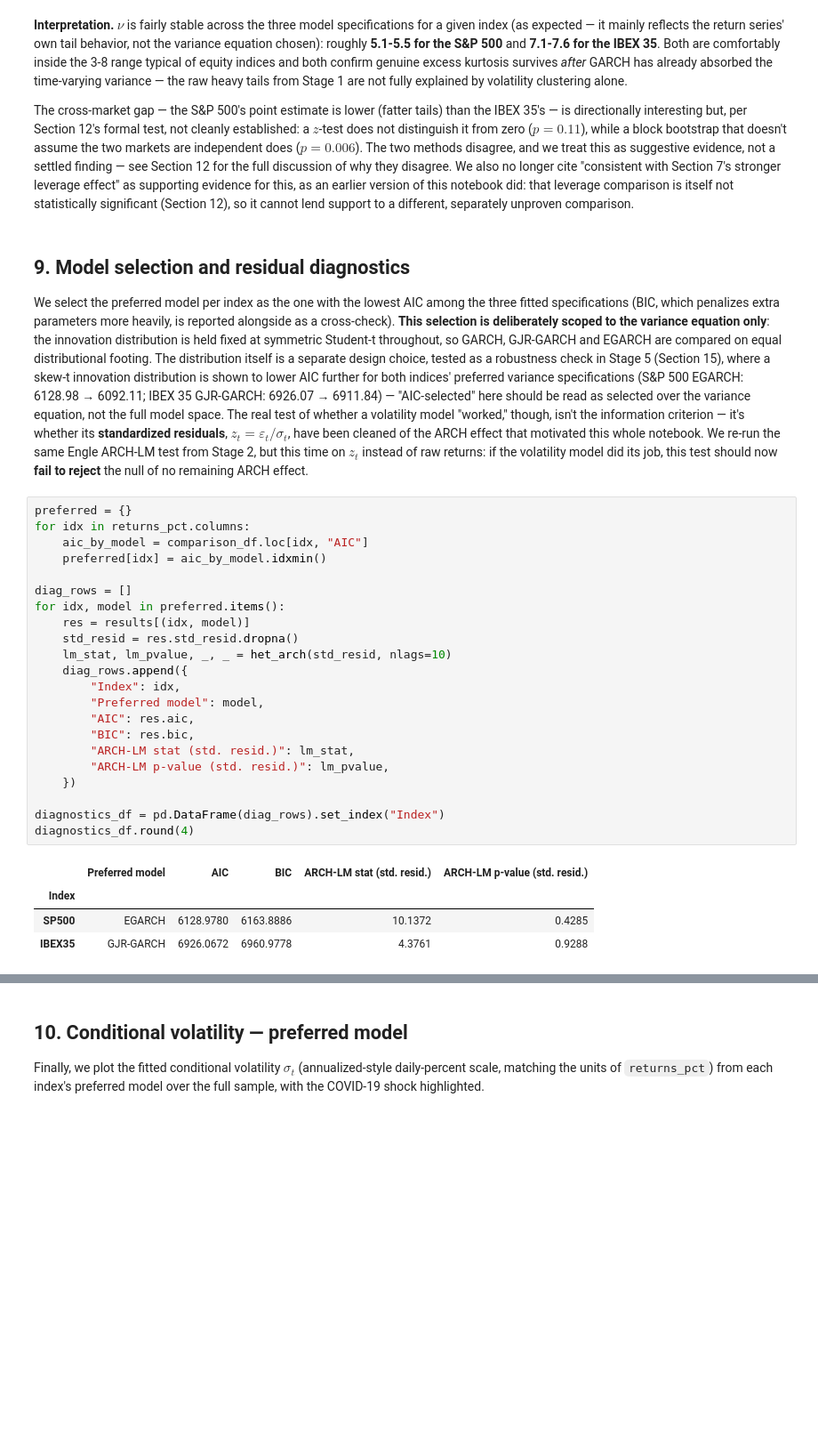
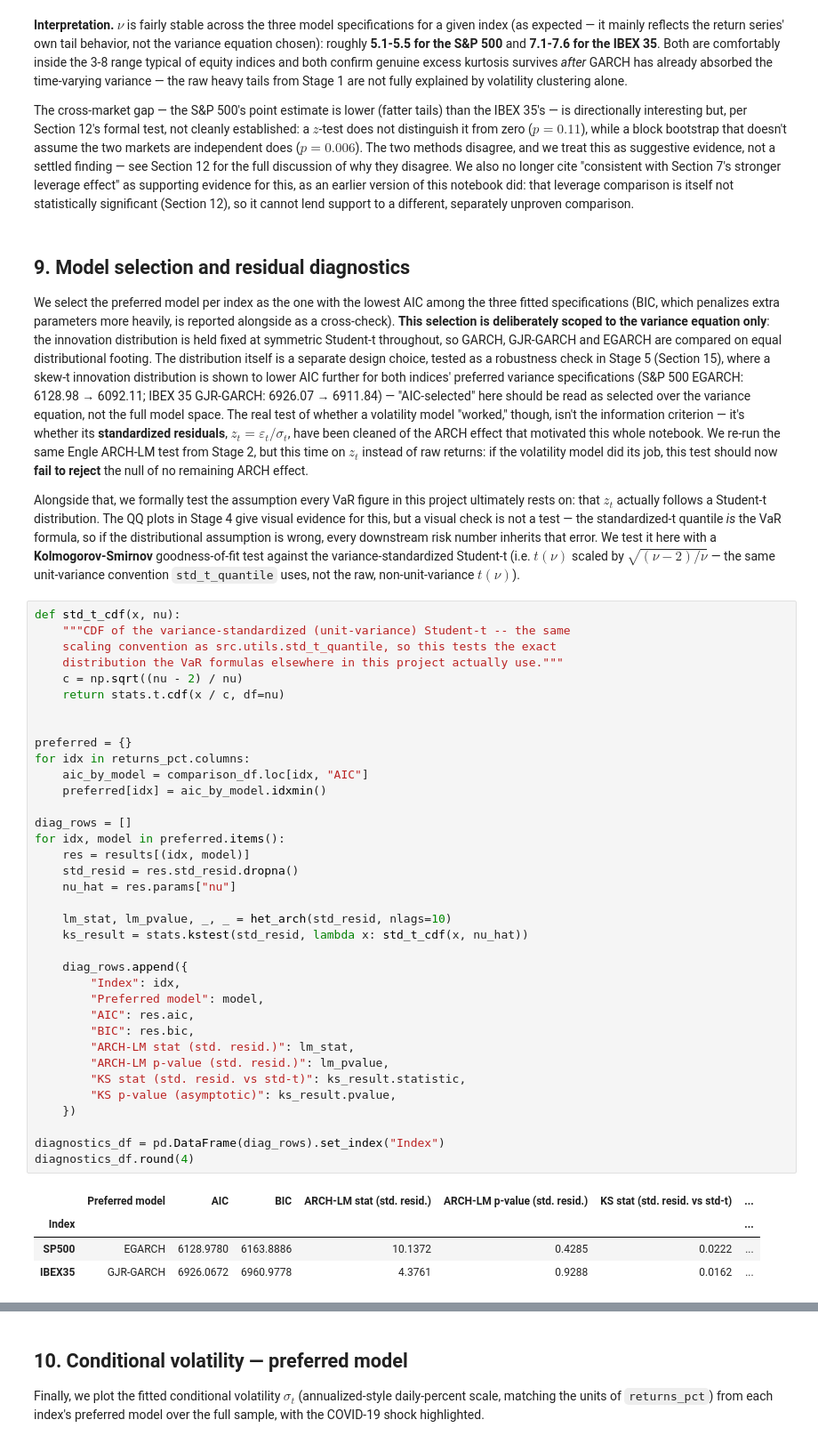
Before and after one commit to MLEIV90/ibex-garch-risk, a Jupyter notebook: notebooks/03_garch_family.ipynb, the cells around one changed output, grey strips where cells are left out. Shown at 89% size. Saved outputs shown, nothing was run; the diff lists cells and outputs as text; blank space fills up the shorter version.

```diff
--- a/notebooks/03_garch_family.ipynb
+++ b/notebooks/03_garch_family.ipynb
@@ -478,30 +478,54 @@ been cleaned of the ARCH effect that motivated this whole notebook. We re-run
 the same Engle ARCH-LM test from Stage 2, but this time on $z_t$ instead of
 raw returns: if the volatility model did its job, this test should now
 **fail to reject** the null of no remaining ARCH effect.
+
+Alongside that, we formally test the assumption every VaR figure in this
+project ultimately rests on: that $z_t$ actually follows a Student-t
+distribution. The QQ plots in Stage 4 give visual evidence for this, but a
+visual check is not a test — the standardized-t quantile *is* the VaR
+formula, so if the distributional assumption is wrong, every downstream
+risk number inherits that error. We test it here with a **Kolmogorov-Smirnov**
+goodness-of-fit test against the variance-standardized Student-t (i.e. $t(\nu)$
+scaled by $\sqrt{(\nu-2)/\nu}$ — the same unit-variance convention
+`std_t_quantile` uses, not the raw, non-unit-variance $t(\nu)$).
 # %%
+def std_t_cdf(x, nu):
+    """CDF of the variance-standardized (unit-variance) Student-t -- the same
+    scaling convention as src.utils.std_t_quantile, so this tests the exact
+    distribution the VaR formulas elsewhere in this project actually use."""
+    c = np.sqrt((nu - 2) / nu)
+    return stats.t.cdf(x / c, df=nu)
+
+
 preferred = {}
 for idx in returns_pct.columns:
     aic_by_model = comparison_df.loc[idx, "AIC"]
     preferred[idx] = aic_by_model.idxmin()
 
 diag_rows = []
 for idx, model in preferred.items():
     res = results[(idx, model)]
     std_resid = res.std_resid.dropna()
+    nu_hat = res.params["nu"]
+
     lm_stat, lm_pvalue, _, _ = het_arch(std_resid, nlags=10)
+    ks_result = stats.kstest(std_resid, lambda x: std_t_cdf(x, nu_hat))
+
     diag_rows.append({
         "Index": idx,
         "Preferred model": model,
         "AIC": res.aic,
         "BIC": res.bic,
         "ARCH-LM stat (std. resid.)": lm_stat,
         "ARCH-LM p-value (std. resid.)": lm_pvalue,
+        "KS stat (std. resid. vs std-t)": ks_result.statistic,
+        "KS p-value (asymptotic)": ks_result.pvalue,
     })
 
 diagnostics_df = pd.DataFrame(diag_rows).set_index("Index")
 diagnostics_df.round(4)
 # %% [output]
-|  | Preferred model | AIC | BIC | ARCH-LM stat (std. resid.) | ARCH-LM p-value (std. resid.) |
-| Index |  |  |  |  |  |
-| SP500 | EGARCH | 6128.9780 | 6163.8886 | 10.1372 | 0.4285 |
-| IBEX35 | GJR-GARCH | 6926.0672 | 6960.9778 | 4.3761 | 0.9288 |
+|  | Preferred model | AIC | BIC | ARCH-LM stat (std. resid.) | ARCH-LM p-value (std. resid.) | KS stat (std. resid. vs std-t) | ... |
+| Index |  |  |  |  |  |  | ... |
+| SP500 | EGARCH | 6128.9780 | 6163.8886 | 10.1372 | 0.4285 | 0.0222 | ... |
+| IBEX35 | GJR-GARCH | 6926.0672 | 6960.9778 | 4.3761 | 0.9288 | 0.0162 | ... |
```
Also changed, not shown: parts of 6 cells of this notebook, 1 other file.
